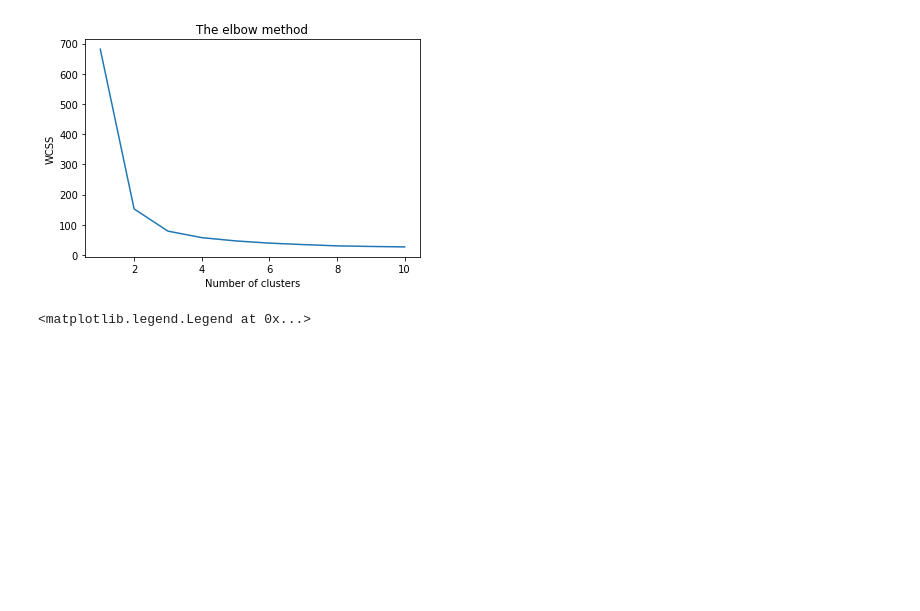
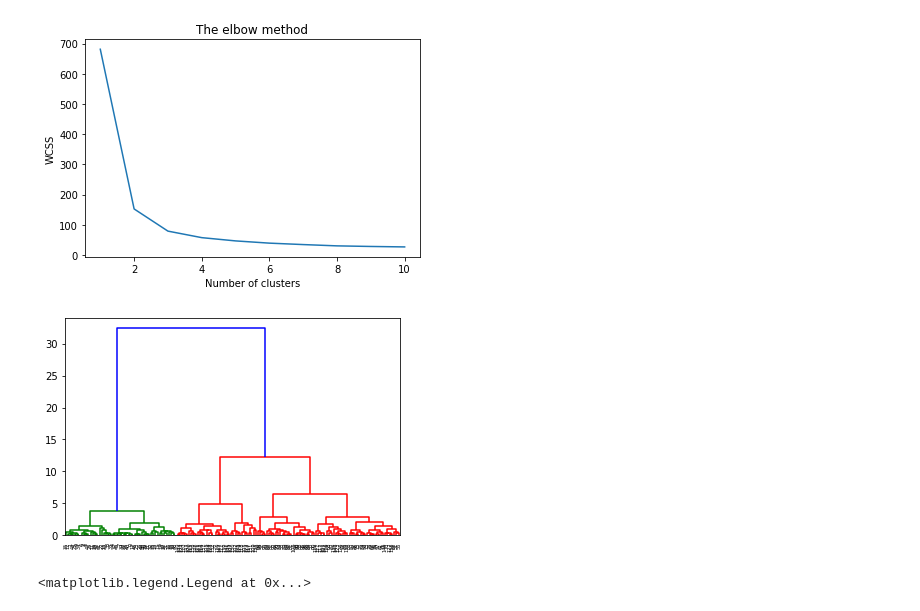
Before and after one commit to Sarvgna-Bachchuwar/TSF-Grip-Internship, a Jupyter notebook: task2.ipynb, the cells around one changed output. Cells and saved outputs as stored; diff of their text form; code cells hidden in the pictures; blank space fills up the shorter version.

```diff
--- a/task2.ipynb
+++ b/task2.ipynb
@@ -80,6 +82,11 @@ plt.ylabel('WCSS')
 plt.show()
 # %% [output]
 [figure]
+# %%
+import scipy.cluster.hierarchy as sch
+dendrogram = sch.dendrogram(sch.linkage(iris_df, method='ward'))
+# %% [output]
+[figure, added]
 # %%
 kmeans = KMeans(n_clusters = 3, init = 'k-means++',max_iter = 300, n_init = 10, random_state = 0)
 y_kmeans = kmeans.fit_predict(x)
```
Also changed, not shown: parts of 1 cell of this notebook.
